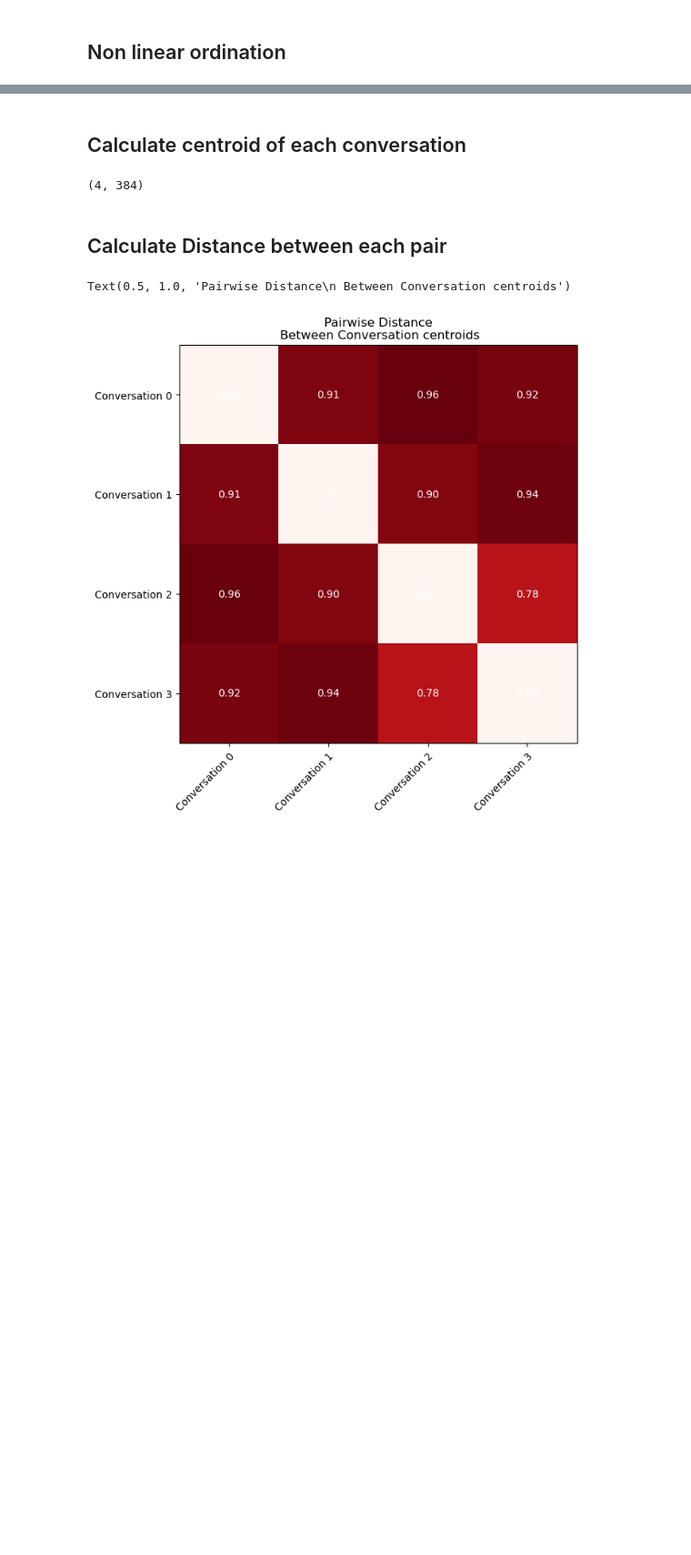
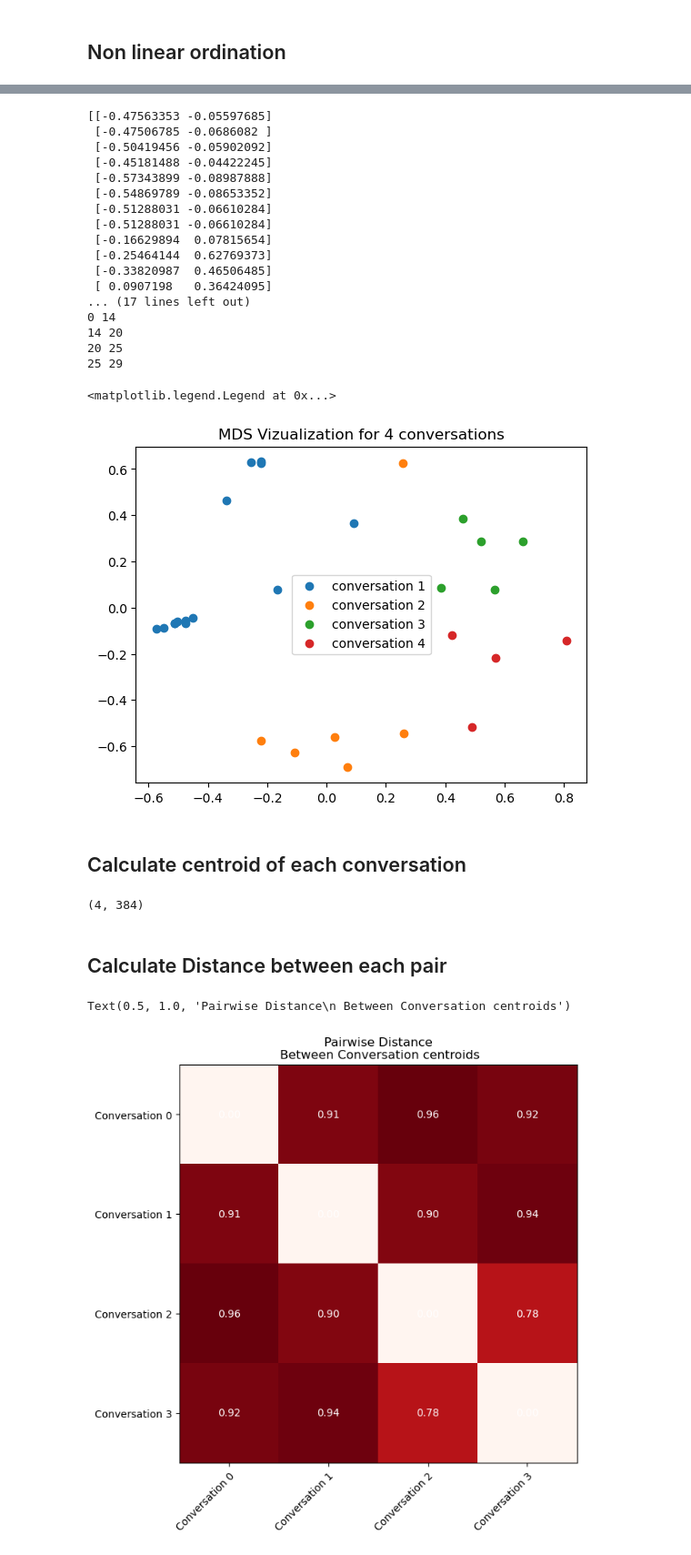
Before and after one commit to ivonr7/Wild_Chat_Experiments, a Jupyter notebook: viz_embedding.ipynb, the cells around one changed output, grey strips where cells are left out. Shown: that part at 91% size. Saved outputs shown, nothing was run; the diff lists cells and outputs as text; code cells hidden in the pictures; blank space fills up the shorter version.

```diff
--- a/viz_embedding.ipynb
+++ b/viz_embedding.ipynb
@@ -150,3 +156,33 @@ for i,question in enumerate(reduced):
+# %%
+print(points)
+index = 0
+for i,length in enumerate(lengths):
+    print(index,index+length)
+    plt.scatter(points[index:index+length,0],points[index:index+length,1],label = f"conversation {i+1}")
+    index += length
+
+plt.title(f"MDS Vizualization for {len(lengths)} conversations")
+plt.legend()
+# %% [output]
+[[-0.47563353 -0.05597685]
+ [-0.47506785 -0.0686082 ]
+ [-0.50419456 -0.05902092]
+ [-0.45181488 -0.04422245]
+ [-0.57343899 -0.08987888]
+ [-0.54869789 -0.08653352]
+ [-0.51288031 -0.06610284]
+ [-0.51288031 -0.06610284]
+ [-0.16629894  0.07815654]
+ [-0.25464144  0.62769373]
+ [-0.33820987  0.46506485]
+ [ 0.0907198   0.36424095]
+... (17 lines left out)
+0 14
+14 20
+20 25
+25 29
+<matplotlib.legend.Legend at 0x...>
+[figure, added]
 # %% [markdown]
 ## Calculate centroid of each conversation
 # %%
```
Also changed, not shown: parts of 6 cells of this notebook, 1 other file.
